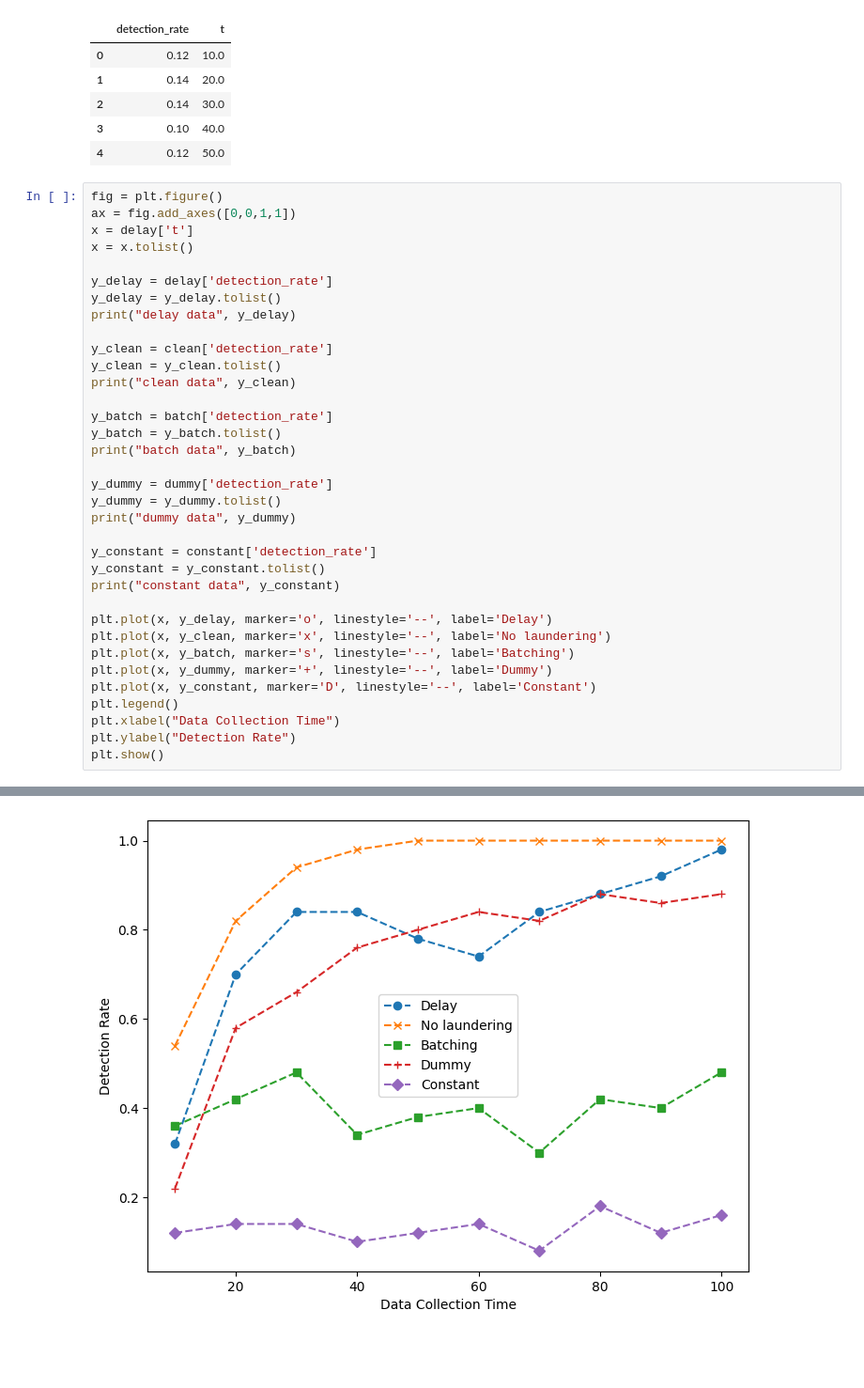
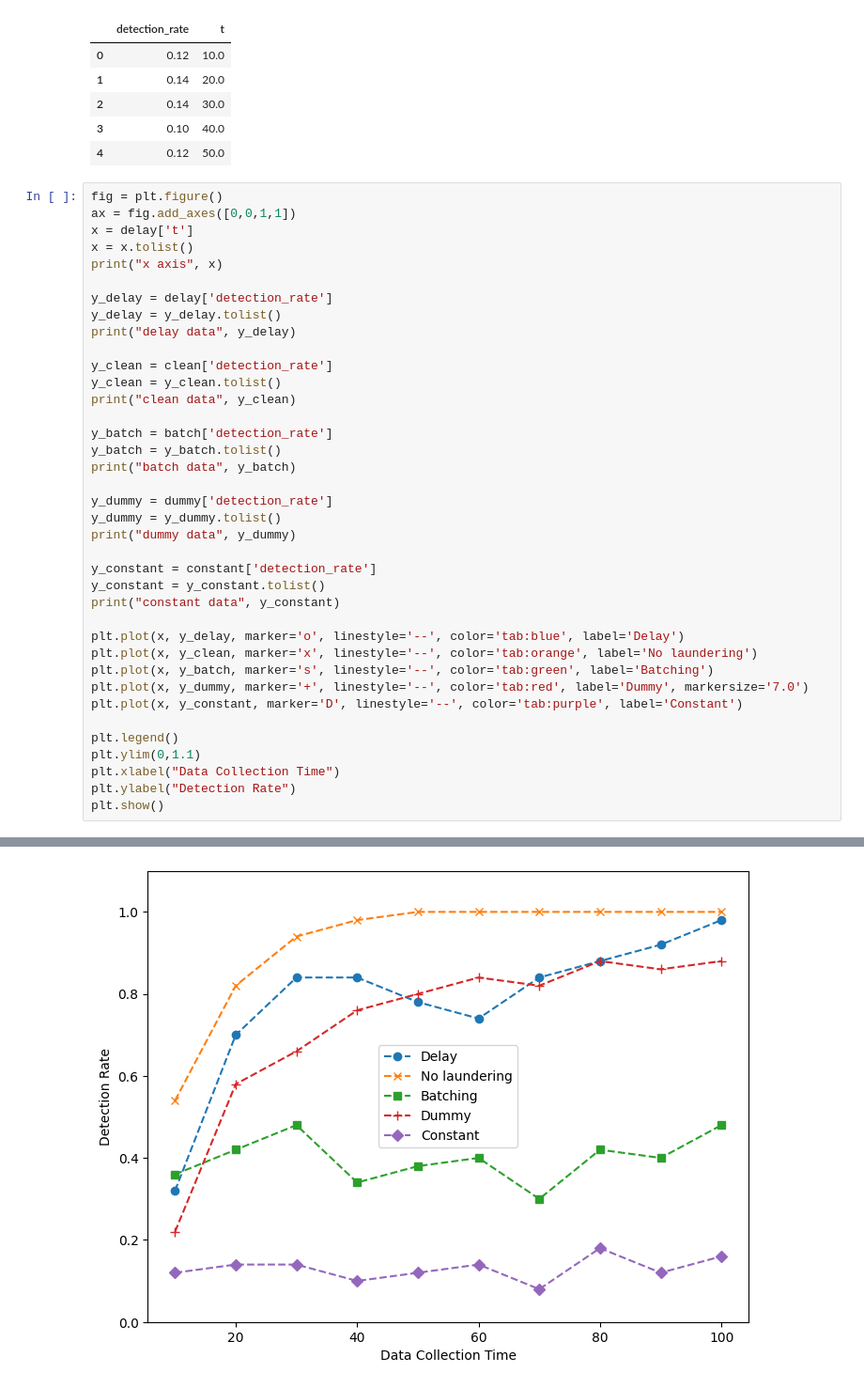
Before and after one commit to GuillaumeClaude/CSC-466-Final-Project, a Jupyter notebook: analysis.ipynb, the cells around one changed output, grey strips where cells are left out. Shown at 94% size. Drawn from its saved outputs; the diff is of its cells as text; blank space fills up the shorter version.

Commit message:
Graphs finished

```diff
--- a/analysis.ipynb
+++ b/analysis.ipynb
@@ -35,6 +35,7 @@ fig = plt.figure()
 ax = fig.add_axes([0,0,1,1])
 x = delay['t']
 x = x.tolist()
+print("x axis", x)
 
 y_delay = delay['detection_rate']
 y_delay = y_delay.tolist()
@@ -56,12 +57,14 @@ y_constant = constant['detection_rate']
 y_constant = y_constant.tolist()
 print("constant data", y_constant)
 
-plt.plot(x, y_delay, marker='o', linestyle='--', label='Delay')
-plt.plot(x, y_clean, marker='x', linestyle='--', label='No laundering')
-plt.plot(x, y_batch, marker='s', linestyle='--', label='Batching')
-plt.plot(x, y_dummy, marker='+', linestyle='--', label='Dummy')
-plt.plot(x, y_constant, marker='D', linestyle='--', label='Constant')
+plt.plot(x, y_delay, marker='o', linestyle='--', color='tab:blue', label='Delay')
+plt.plot(x, y_clean, marker='x', linestyle='--', color='tab:orange', label='No laundering')
+plt.plot(x, y_batch, marker='s', linestyle='--', color='tab:green', label='Batching')
+plt.plot(x, y_dummy, marker='+', linestyle='--', color='tab:red', label='Dummy', markersize='7.0')
+plt.plot(x, y_constant, marker='D', linestyle='--', color='tab:purple', label='Constant')
+
 plt.legend()
+plt.ylim(0,1.1)
 plt.xlabel("Data Collection Time")
 plt.ylabel("Detection Rate")
 plt.show()
@@ -69,6 +73,6 @@ plt.show()
 delay data [0.32, 0.7, 0.84, 0.84, 0.78, 0.74, 0.84, 0.88, 0.92, 0.98]
 clean data [0.54, 0.82, 0.94, 0.98, 1.0, 1.0, 1.0, 1.0, 1.0, 1.0]
 batch data [0.36, 0.42, 0.48, 0.34, 0.38, 0.4, 0.3, 0.42, 0.4, 0.48]
 dummy data [0.22, 0.58, 0.66, 0.76, 0.8, 0.84, 0.82, 0.88, 0.86, 0.88]
 constant data [0.12, 0.14, 0.14, 0.1, 0.12, 0.14, 0.08, 0.18, 0.12, 0.16]
-[figure, old version]
+[figure, new version]
```
Also changed, not shown: parts of 4 cells of this notebook.
